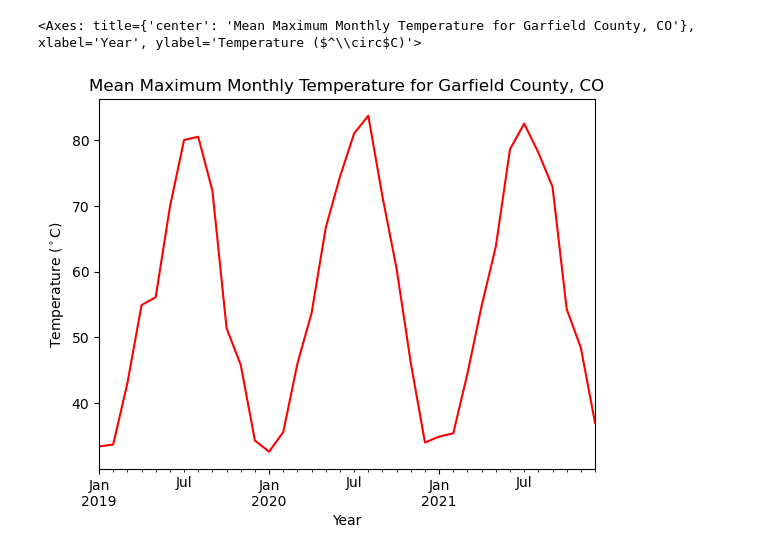
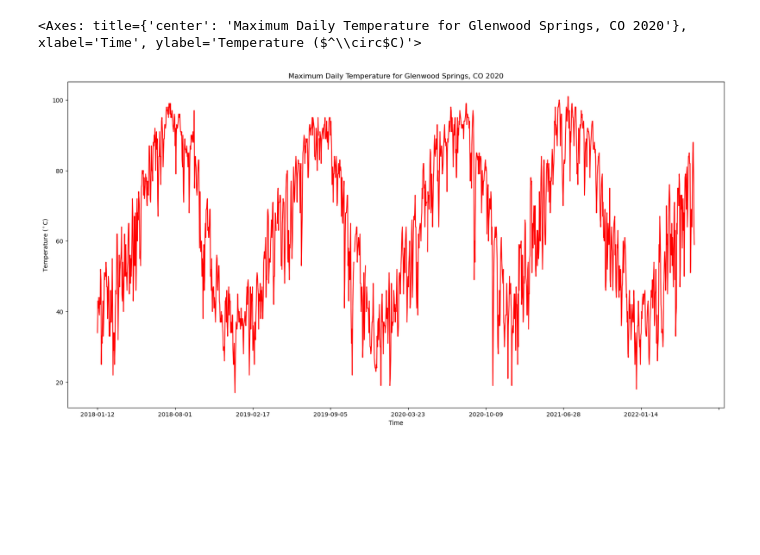
Before and after one commit to cu-esiil-edu/MSUGrizzlyCreek2020Fire, a Jupyter notebook: notebooks/weather_data.ipynb, the cells around one changed output. Saved outputs shown, nothing was run; the diff lists cells and outputs as text; code cells hidden in the pictures; blank space fills up the shorter version.

Commit message:
updated to gwd sprgs 2 station Rachel found

```diff
--- a/notebooks/weather_data.ipynb
+++ b/notebooks/weather_data.ipynb
@@ -63,9 +30,12 @@ gcfire_bounds_gdf.to_file('gcfire_boundaries.geojson', driver='GeoJSON')
 # %%
 # link for max temperature data for garfield county, CO
-max_temp_url = ('https://www.ncei.noaa.gov/access/monitoring/'
-'climate-at-a-glance/county/time-series/CO-045/tmax/1/0/2019-2021.csv')
+data_url = ('https://www.ncei.noaa.gov/orders/cdo/3742439.csv')
 # %%
 # read csv link and convert to df
-garfield_cty_df = pd.read_csv(max_temp_url, header = 3, names = ['Date', 'Value'])
-garfield_cty_df
+gwd_sprgs_2_df = pd.read_csv(data_url, header = 11,
+    names = ['STATION', 'NAME',	'DATE',	'DAPR',	'MDPR',	'PRCP', 'SNOW',
+    'SNWD', 'TMAX', 'TMIN', 'TOBS'],
+    na_values= ['NaN']
+    )
+gwd_sprgs_2_df
 # %% [output]
@@ -111,9 +55,16 @@ garfield_cty_df
 # %%
+#set figure size
+plt.figure(figsize=(20, 10))
 #plot max temp data
-garfield_cty_df.plot(x='Date', y='Value', legend=False, xlabel='Year',
+gwd_sprgs_2_df.plot(x='DATE',
+                    y='TMAX',
+                    legend=False,
+                    xlabel='Time',
                     ylabel= 'Temperature ($^\circ$C)',
-                    title= 'Mean Maximum Monthly Temperature for Garfield County, CO',
-                    color= 'red')
+                    title= 'Maximum Daily Temperature for Glenwood Springs, CO 2020',
+                    color= 'red',
+                    ax=plt.gca()  # Use the current Axes object
+)
 # %% [output]
-<Axes: title={'center': 'Mean Maximum Monthly Temperature for Garfield County, CO'}, xlabel='Year', ylabel='Temperature ($^\\circ$C)'>
+<Axes: title={'center': 'Maximum Daily Temperature for Glenwood Springs, CO 2020'}, xlabel='Time', ylabel='Temperature ($^\\circ$C)'>
-[figure, old version]
+[figure, new version]
```
Also changed, not shown: parts of 12 cells of this notebook.
